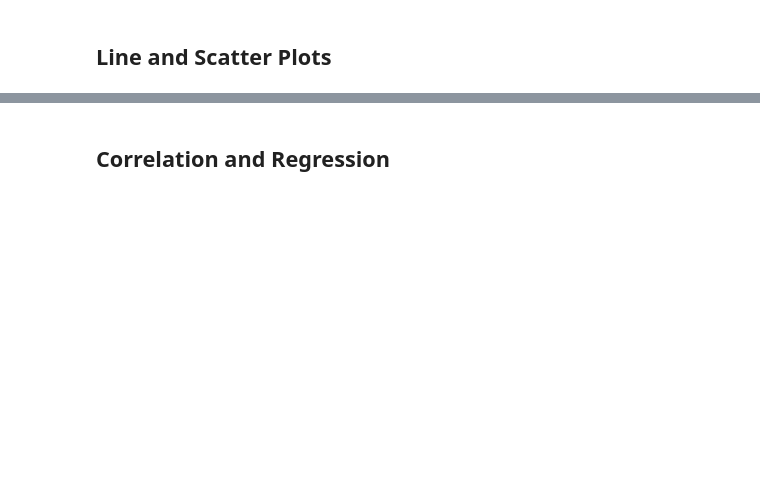
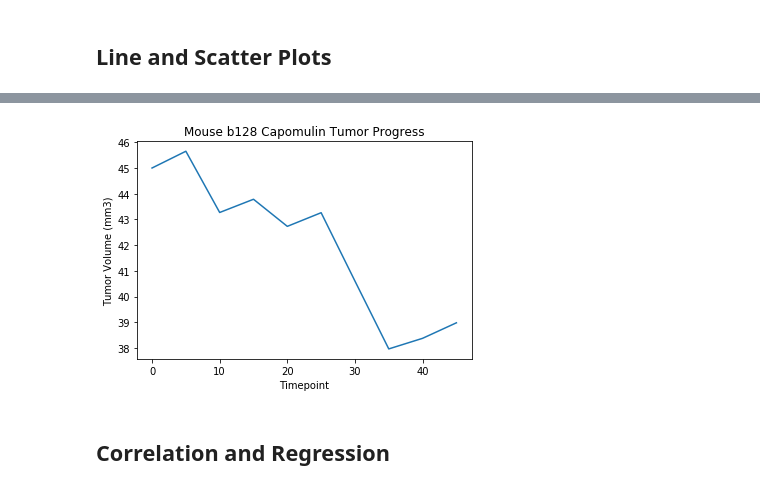
Before and after one commit to cblank210/matplotlib-challenge, a Jupyter notebook: Pymaceuticals/pymaceuticals.ipynb, the cells around one changed output, grey strips where cells are left out. Saved outputs shown, nothing was run; the diff lists cells and outputs as text; code cells hidden in the pictures; blank space fills up the shorter version.

Commit message:
box and line progress

```diff
--- a/Pymaceuticals/pymaceuticals.ipynb
+++ b/Pymaceuticals/pymaceuticals.ipynb
@@ -232,3 +251,5 @@ merged_trials
 ## Line and Scatter Plots
 # %%
 # Generate a line plot of tumor volume vs. time point for a mouse treated with Capomulin
+line_cap = clean_study.loc[clean_study['Mouse ID']=='b128']
+line_cap.head()
@@ -235,3 +263,12 @@ merged_trials
+# %%
+#capomulin_data['Tumor Volume (mm3)'].plot.line()
+mouse_b128 = line_cap[['Timepoint', 'Tumor Volume (mm3)']]
+mouse_b128.set_index('Timepoint')['Tumor Volume (mm3)'].plot()
+plt.ylabel('Tumor Volume (mm3)')
+plt.title('Mouse b128 Capomulin Tumor Progress')
+plt.show()
+# %% [output]
+[figure, added]
 # %%
 # Generate a scatter plot of average tumor volume vs. mouse weight for the Capomulin regimen
 # %% [markdown]
```
Also changed, not shown: parts of 5 cells of this notebook.
